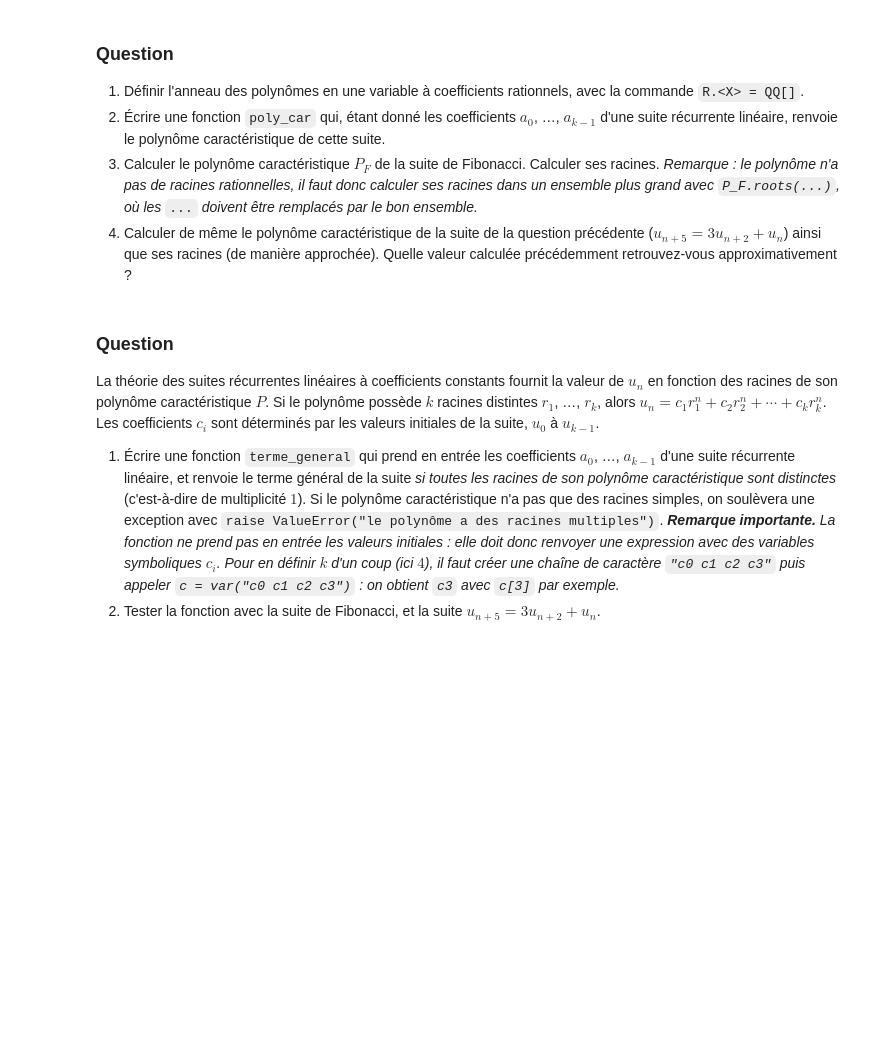
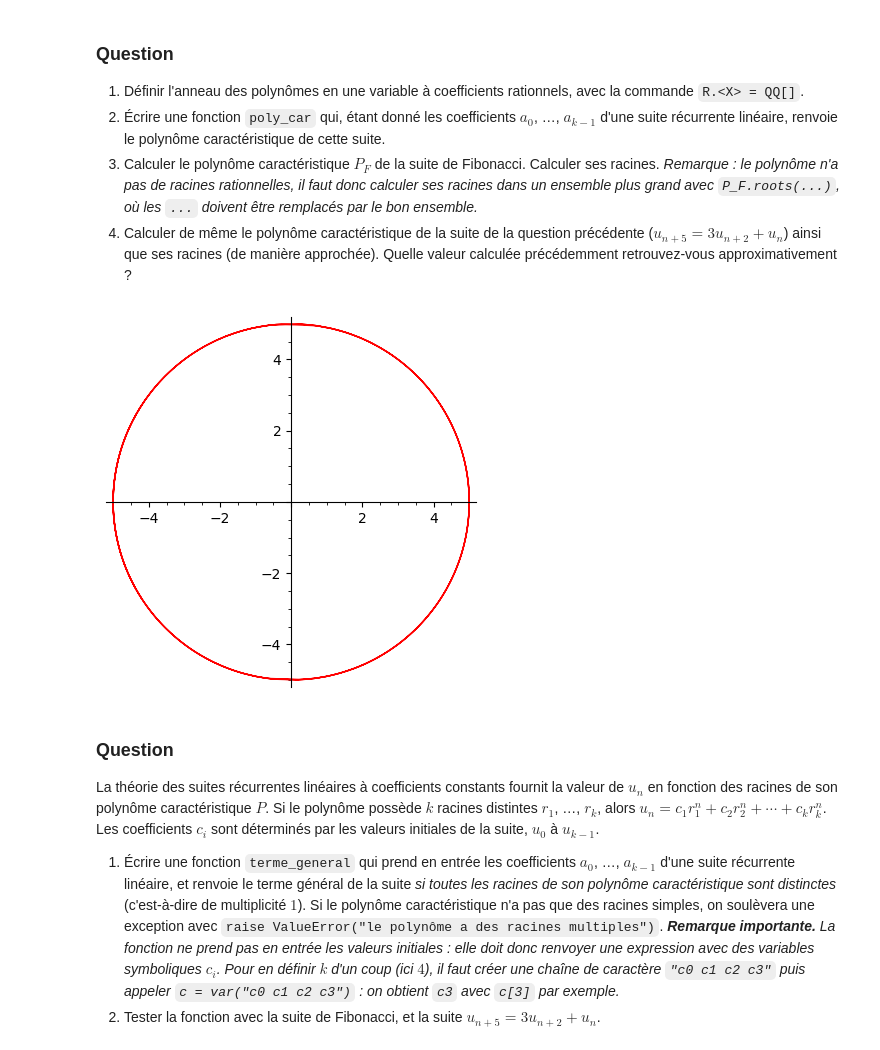
Before and after one commit to j-bento/L3, a Jupyter notebook: S1/Sage/TP2-SuitesRecurrentesLineaires.ipynb, the cells around one changed output. Saved outputs shown, nothing was run; the diff lists cells and outputs as text; code cells hidden in the pictures; blank space fills up the shorter version.

```diff
--- a/S1/Sage/TP2-SuitesRecurrentesLineaires.ipynb
+++ b/S1/Sage/TP2-SuitesRecurrentesLineaires.ipynb
@@ -201,3 +203,7 @@ Mathématiquement, on sait résoudre complètement les suites récurrentes à co
+# %%
+parametric_plot( (5*cos(x),), (x,-10, 10), plot_points=150, color="red")
+# %% [output]
+[figure, added]
 # %% [markdown]
 ### Question
 La théorie des suites récurrentes linéaires à coefficients constants fournit la valeur de $u_n$ en fonction des racines de son polynôme caractéristique $P$. Si le polynôme possède $k$ racines distintes $r_1$, …, $r_k$, alors $u_n = c_1 r_1^n + c_2 r_2^n + \dotsb + c_kr_k^n$. Les coefficients $c_i$ sont déterminés par les valeurs initiales de la suite, $u_0$ à $u_{k-1}$.
```
Also changed, not shown: parts of 1 cell of this notebook, 4 other files.
